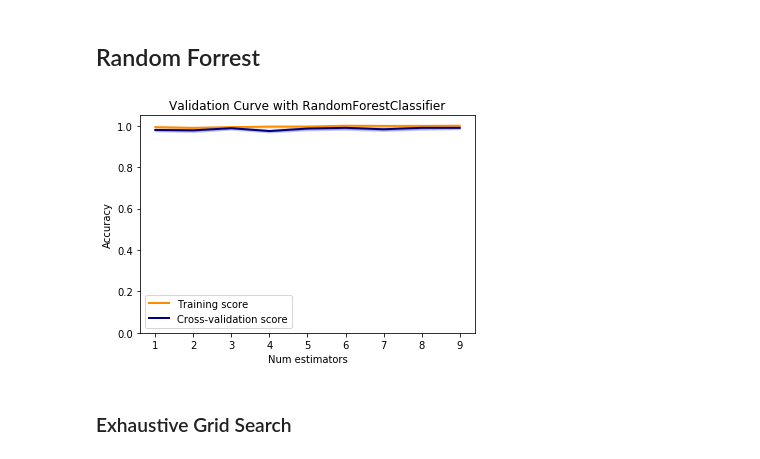
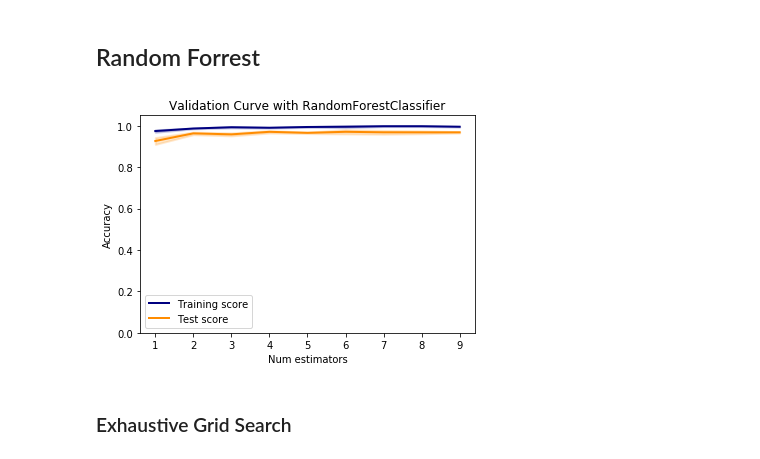
Before and after one commit to stratosphereips/IRC-Behavioral-Analysis, a Jupyter notebook: python/irc_user_classifier.ipynb, the cells around one changed output. Drawn from its saved outputs; the diff is of its cells as text; code cells hidden in the pictures.

```diff
--- a/python/irc_user_classifier.ipynb
+++ b/python/irc_user_classifier.ipynb
@@ -310,14 +414,15 @@ K-NN accuracy:  99.31%
 # %% [markdown]
 #### K-NN on t-SNE 3D-embedded space
 # %%
+tsne3d_train, tsne3d_test = train_test_split(df_tsne_3d, test_size=0.3, random_state=0)
 knn_tsne3d = KNeighborsClassifier(n_neighbors = 3)
 # Fit the classifier to the data
-knn_tsne3d.fit(np.column_stack([df_tsne_3d['x'],df_tsne_3d['y'], df_tsne_3d['z']]), y)
+knn_tsne3d.fit(np.column_stack([tsne3d_train['x'],tsne3d_train['y'], tsne3d_train['z']]), y_train)
 
-y_pred_knn_tsne2d = knn_tsne3d.predict(np.column_stack([df_tsne_3d['x'],df_tsne_3d['y'],df_tsne_3d['z']]))
+y_pred_knn_tsne3d = knn_tsne3d.predict(np.column_stack([tsne3d_test['x'],tsne3d_test['y'],tsne3d_test['z']]))
 
-print('K-NN accuracy:\t{}%'.format(round(accuracy_score(y, y_pred_knn_tsne2d)*1e02,2)))
-print('\tprecision:\t{}%'.format(round(precision_score(y,y_pred_knn_tsne2d,average='micro')*1e02,2)))
-print('\trecall:\t\t{}%'.format(round(recall_score(y,y_pred_knn_tsne2d,average='micro')*1e02,2)))
-print('\tf1-score:\t{}%'.format(round(f1_score(y,y_pred_knn_tsne2d,average='micro')*1e02,2)))
+print('K-NN t-SNE 3D accuracy:\t{}%'.format(round(accuracy_score(y_test, y_pred_knn_tsne3d)*1e02,2)))
+print('\tprecision:\t{}%'.format(round(precision_score(y_test,y_pred_knn_tsne3d)*1e02,2)))
+print('\trecall:\t\t{}%'.format(round(recall_score(y_test,y_pred_knn_tsne3d)*1e02,2)))
+print('\tf1-score:\t{}%'.format(round(f1_score(y_test,y_pred_knn_tsne3d)*1e02,2)))
 # %% [output]
@@ -479,7 +585,7 @@ tuned_parameters = [{'kernel': ['rbf'], 'gamma': [1e-2, 1e-3, 1e-4, 1e-5],
 #     print()
 
 clf = GridSearchCV(SVC(C=1), tuned_parameters,cv=3)
-clf.fit(X, y)
+clf.fit(X_train, y_train)
 
 clf.best_params_
 # %% [output]
@@ -487,7 +593,7 @@ clf.best_params_
 # %%
 C, kernel, gamma = clf.best_params_['C'], clf.best_params_['kernel'], clf.best_params_['gamma']
 my_svm = SVC(C=C, kernel=kernel, gamma=gamma, probability=True, verbose=True)
-my_svm.fit(X, y)
+my_svm.fit(X_train, y_train)
 # %% [output]
 [LibSVM]
 SVC(C=50, cache_size=200, class_weight=None, coef0=0.0,
@@ -554,7 +662,7 @@ from sklearn.ensemble import RandomForestClassifier
 param_range = range(1,10)
 train_scores, test_scores = validation_curve(
                                 RandomForestClassifier(),
-                                X = X, y = y,
+                                X = X_train, y = y_train,
                                 param_name = 'n_estimators',
                                 param_range = param_range, cv = 3)
 train_scores_mean = np.mean(train_scores, axis=1)
@@ -564,23 +672,23 @@ test_scores_std = np.std(test_scores, axis=1)
 # %%
 plt.title("Validation Curve with RandomForestClassifier")
 plt.xlabel('Num estimators')
 plt.ylabel('Accuracy')
 plt.ylim(0, 1.05)
 lw = 2
 plt.plot(param_range, train_scores_mean, label="Training score",
-              color="darkorange", lw=lw)
+              color="navy", lw=lw)
 plt.fill_between(param_range, train_scores_mean - train_scores_std,
                  train_scores_mean + train_scores_std, alpha=0.2,
-                 color="darkorange", lw=lw)
-plt.plot(param_range, test_scores_mean, label="Cross-validation score",
-              color="navy", lw=lw)
+                 color="navy", lw=lw)
+plt.plot(param_range, test_scores_mean, label="Test score",
+              color="darkorange", lw=lw)
 plt.fill_between(param_range, test_scores_mean - test_scores_std,
                  test_scores_mean + test_scores_std, alpha=0.2,
-                 color="navy", lw=lw)
+                 color="darkorange", lw=lw)
 plt.legend(loc="best")
 plt.show()
 # %% [output]
-[figure, old version]
+[figure, new version]
 # %% [markdown]
 ### Exhaustive Grid Search
 # %%
```
Also changed, not shown: parts of 47 cells of this notebook, 2 other files.
